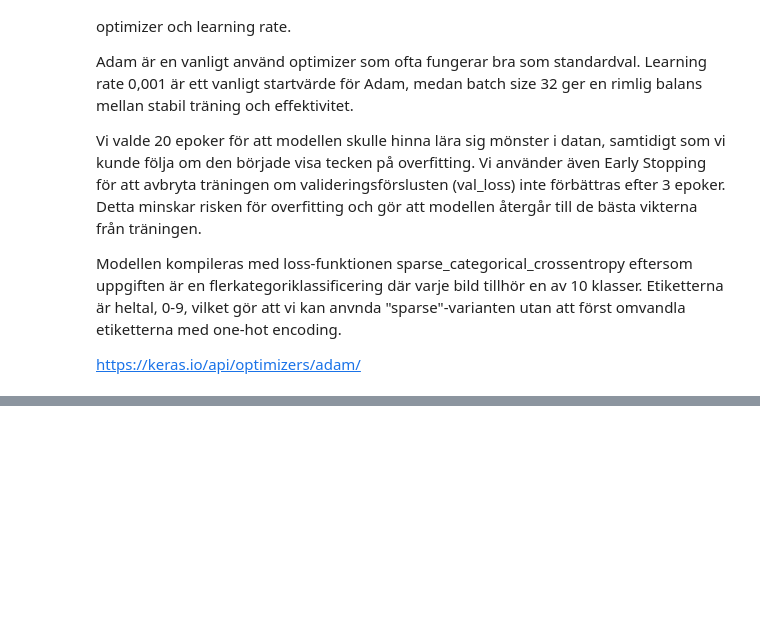
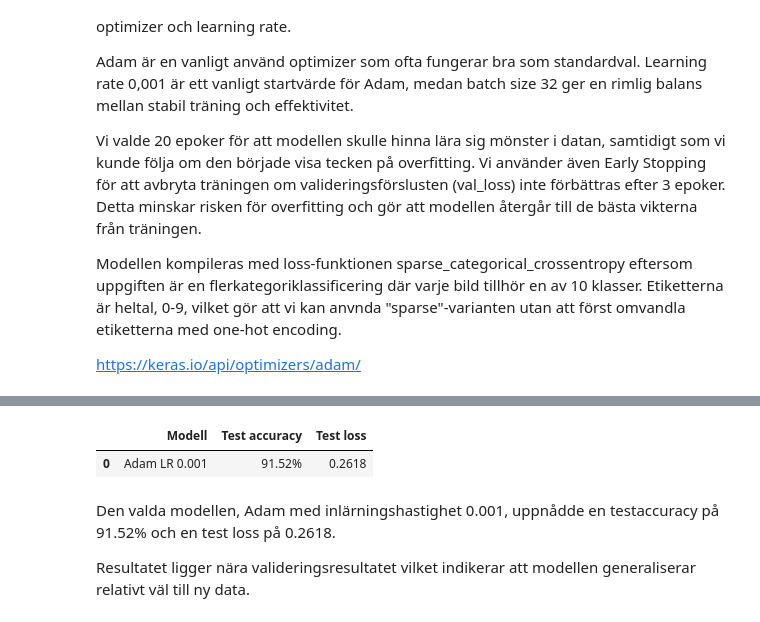
Before and after one commit to AlmaVasell/Grupparbete_DeepLearning_OptLearningRate, a Jupyter notebook: final_report.ipynb, the cells around one changed output, grey strips where cells are left out. Drawn from its saved outputs; the diff is of its cells as text; code cells hidden in the pictures; blank space fills up the shorter version.

```diff
--- a/final_report.ipynb
+++ b/final_report.ipynb
@@ -444 +757,17 @@ print(test_accuracy)
+# %%
+# Presenterar testresultatet i en DataFrame
+test_results = pd.DataFrame([{
+    "Modell": "Adam LR 0.001",
+    "Test accuracy": f"{test_accuracy:.2%}",
+    "Test loss": round(test_loss, 4)
+}])
+
+test_results
+# %% [output]
+|  | Modell | Test accuracy | Test loss |
+| 0 | Adam LR 0.001 | 91.52% | 0.2618 |
+# %% [markdown]
+Den valda modellen, Adam med inlärningshastighet 0.001, uppnådde en testaccuracy på 91.52% och en test loss på 0.2618.
+
+Resultatet ligger nära valideringsresultatet vilket indikerar att modellen generaliserar relativt väl till ny data.
 # %% [markdown]
```
Also changed, not shown: parts of 33 cells of this notebook, 1 other file.
